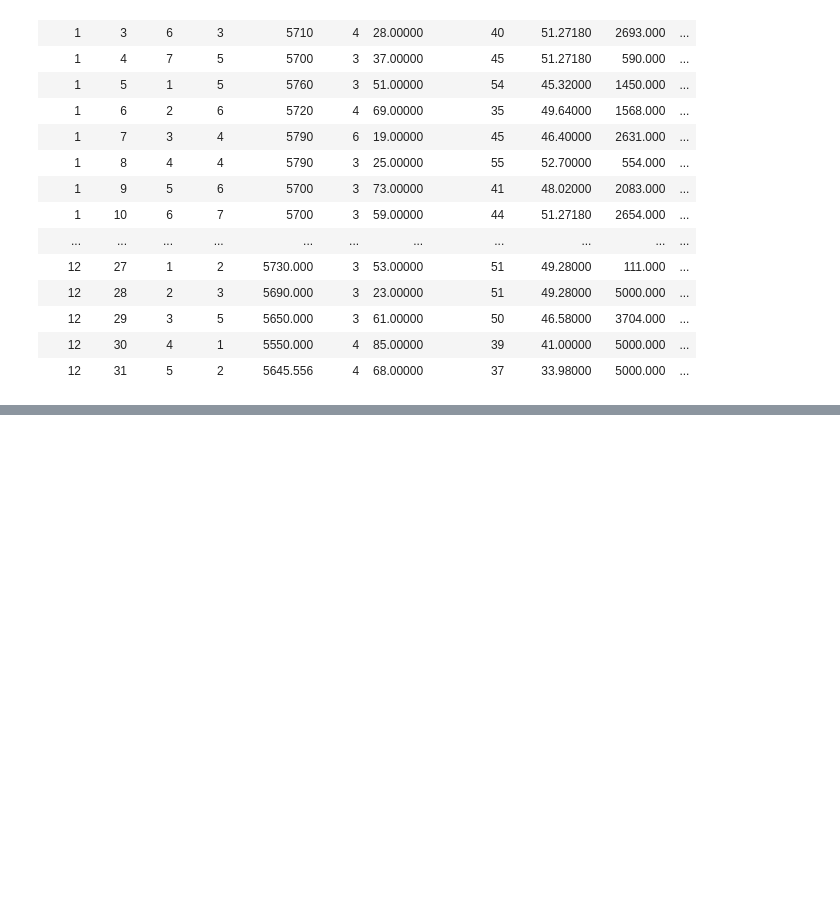
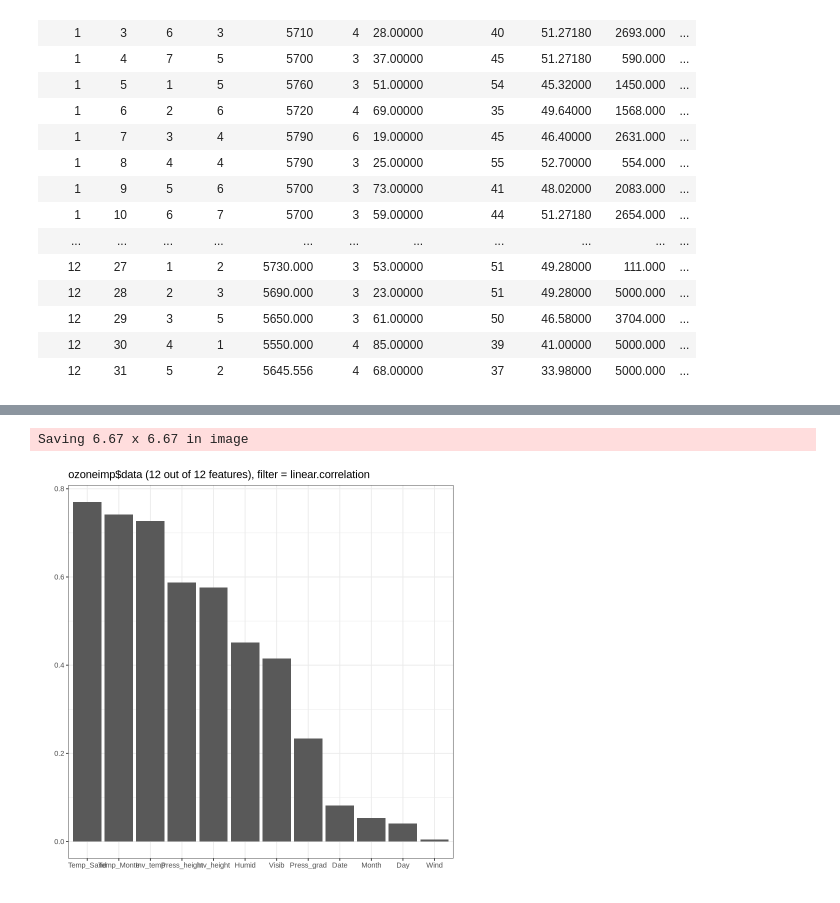
Before and after one commit to alejandro-armenta/r_machine_learning, a Jupyter notebook: lr.ipynb, the cells around one changed output, grey strips where cells are left out. Saved outputs shown, nothing was run; the diff lists cells and outputs as text; code cells hidden in the pictures; blank space fills up the shorter version.

Commit message:
made linear regression

```diff
--- a/lr.ipynb
+++ b/lr.ipynb
@@ -319,0 +309,3 @@ lin<-makeLearner('regr.lm')
+# %%
+filtervals<-generateFilterValuesData(ozonetask, method = 'linear.correlation')
+filtervals
@@ -319,0 +347,6 @@ lin<-makeLearner('regr.lm')
+# %%
+plotFilterValues(filtervals) + theme_bw()
+ggsave('correlation.png')
+# %% [output]
+Saving 6.67 x 6.67 in image
+[figure, added]
```
Also changed, not shown: parts of 49 cells of this notebook, 2 other files.
